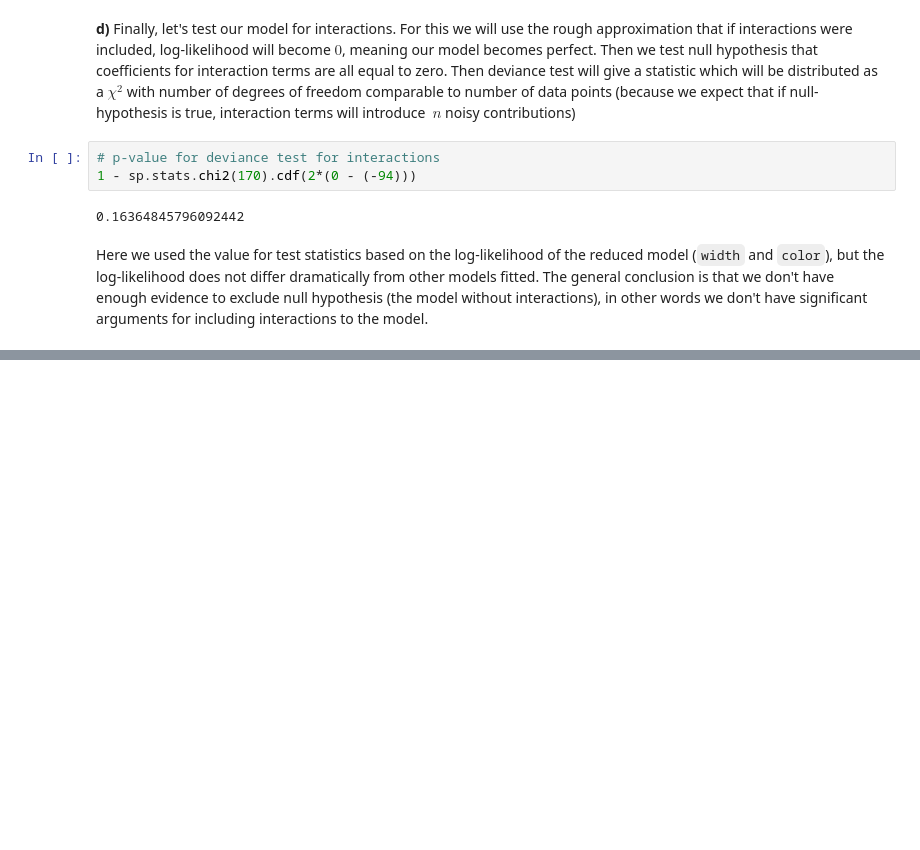
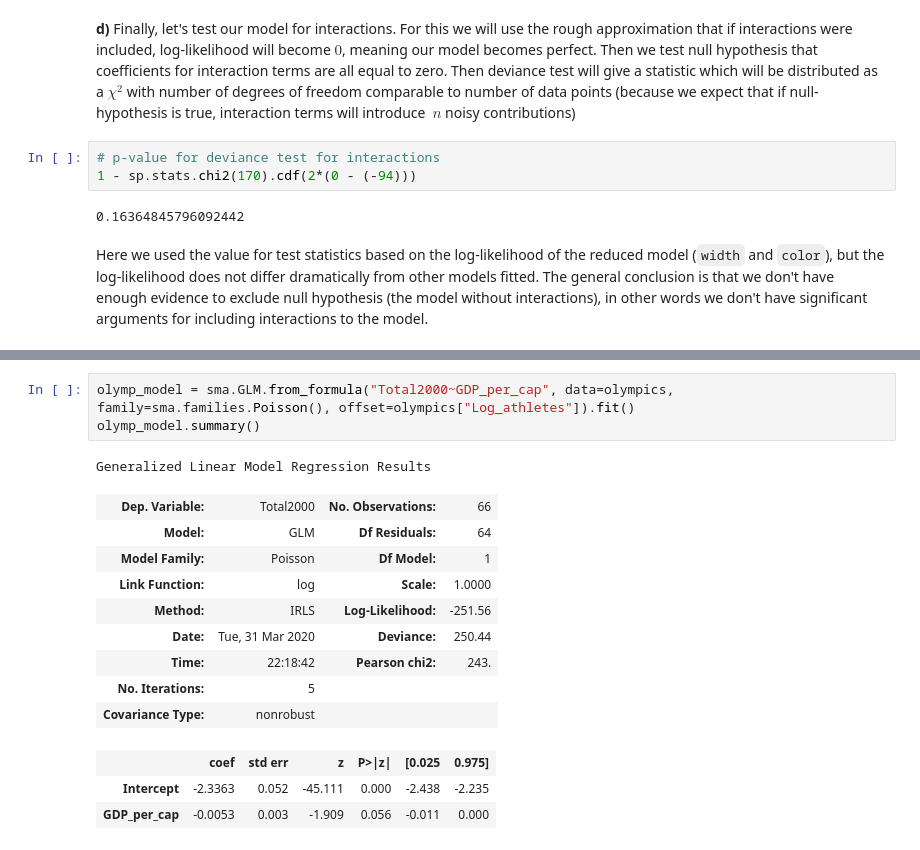
Before and after one commit to vindex10/sma-assignments, a Jupyter notebook: assignment2/assignment-2.ipynb, the cells around one changed output, grey strips where cells are left out. Drawn from its saved outputs; the diff is of its cells as text; blank space fills up the shorter version.

```diff
--- a/assignment2/assignment-2.ipynb
+++ b/assignment2/assignment-2.ipynb
@@ -196,0 +225,17 @@ Here we used the value for test statistics based on the log-likelihood of the re
+# %%
+olymp_model = sma.GLM.from_formula("Total2000~GDP_per_cap", data=olympics, family=sma.families.Poisson(), offset=olympics["Log_athletes"]).fit()
+olymp_model.summary()
+# %% [output]
+Generalized Linear Model Regression Results
+| Dep. Variable: | Total2000 | No. Observations: | 66 |
+| Model: | GLM | Df Residuals: | 64 |
+| Model Family: | Poisson | Df Model: | 1 |
+| Link Function: | log | Scale: | 1.0000 |
+| Method: | IRLS | Log-Likelihood: | -251.56 |
+| Date: | Tue, 31 Mar 2020 | Deviance: | 250.44 |
+| Time: | 22:18:42 | Pearson chi2: | 243. |
+| No. Iterations: | 5 |  |  |
+| Covariance Type: | nonrobust |  |  |
+|  | coef | std err | z | P>|z| | [0.025 | 0.975] |
+| Intercept | -2.3363 | 0.052 | -45.111 | 0.000 | -2.438 | -2.235 |
+| GDP_per_cap | -0.0053 | 0.003 | -1.909 | 0.056 | -0.011 | 0.000 |
```
Also changed, not shown: parts of 19 cells of this notebook.
